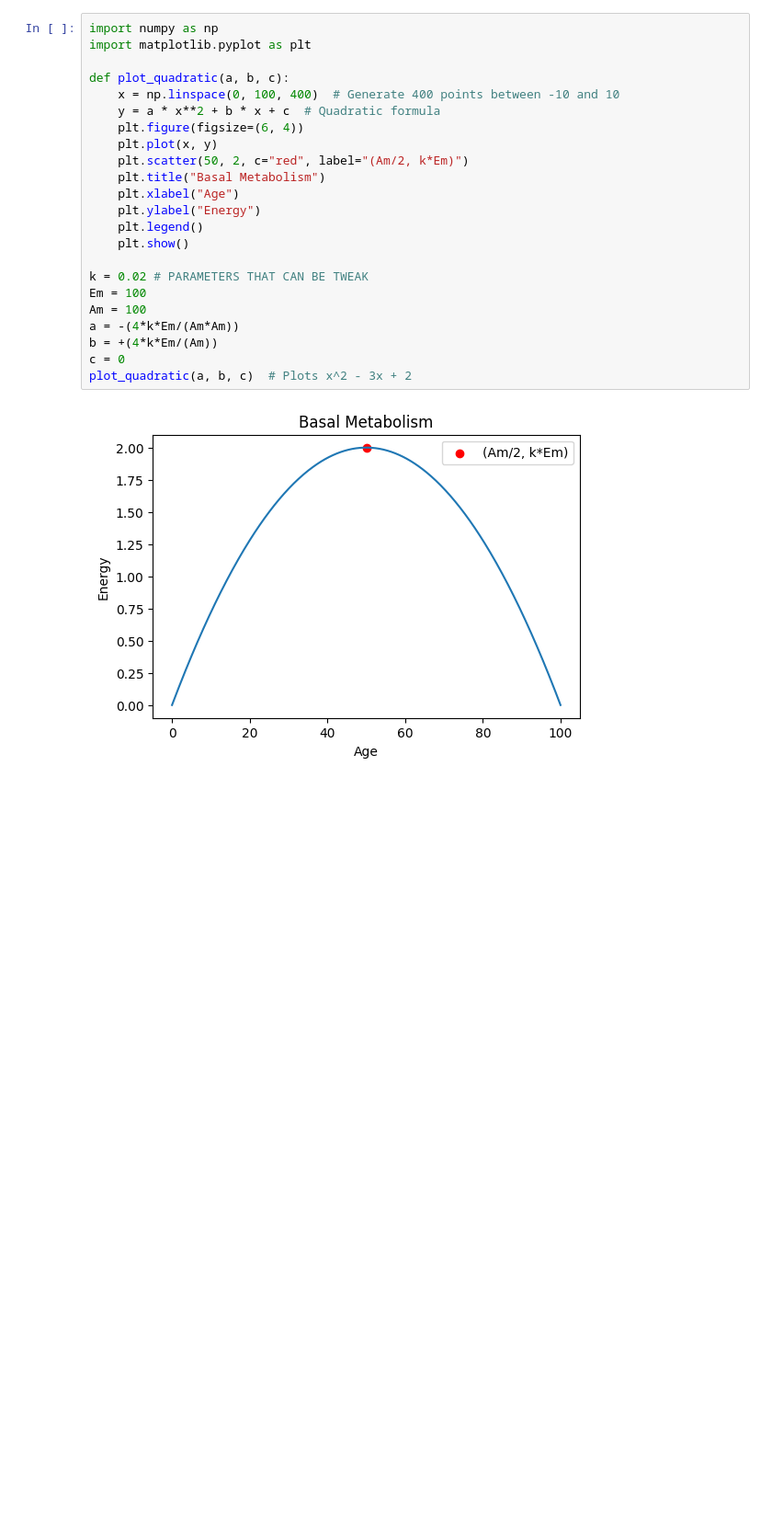
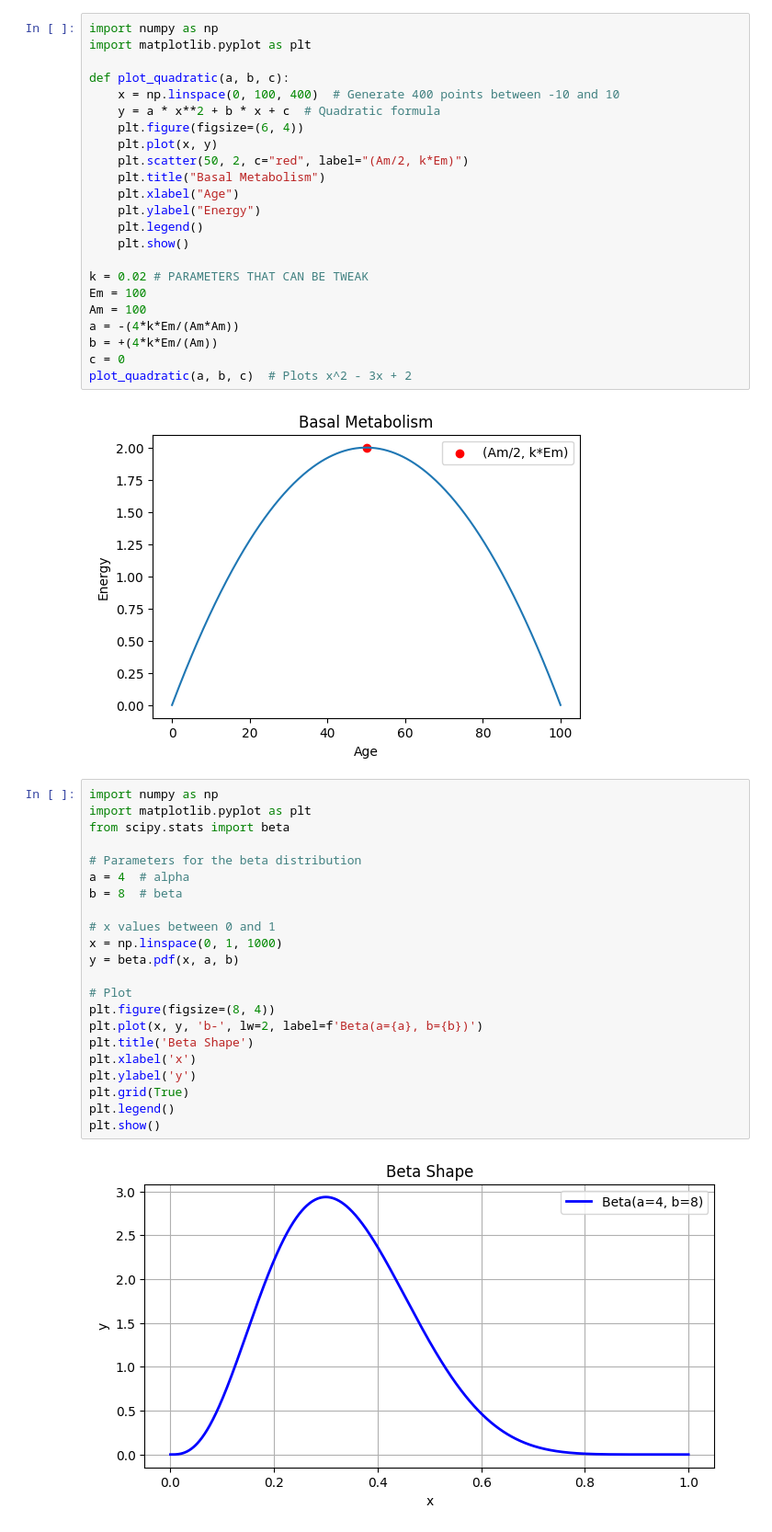
Before and after one commit to frekkoz3/TESI-LAUREA-TRIENNALE, a Jupyter notebook: PYTHON IMPLEMENTATION/SCREEN/4 Gaussian Visualization.ipynb, the cells around one changed output. Shown: that part at 92% size. Drawn from its saved outputs; the diff is of its cells as text; blank space fills up the shorter version.

```diff
--- a/PYTHON IMPLEMENTATION/SCREEN/4 Gaussian Visualization.ipynb
+++ b/PYTHON IMPLEMENTATION/SCREEN/4 Gaussian Visualization.ipynb
@@ -82,3 +82,27 @@ c = 0
 plot_quadratic(a, b, c)  # Plots x^2 - 3x + 2
 # %% [output]
 [figure]
+# %%
+import numpy as np
+import matplotlib.pyplot as plt
+from scipy.stats import beta
+
+# Parameters for the beta distribution
+a = 4  # alpha
+b = 8  # beta
+
+# x values between 0 and 1
+x = np.linspace(0, 1, 1000)
+y = beta.pdf(x, a, b)
+
+# Plot
+plt.figure(figsize=(8, 4))
+plt.plot(x, y, 'b-', lw=2, label=f'Beta(a={a}, b={b})')
+plt.title('Beta Shape')
+plt.xlabel('x')
+plt.ylabel('y')
+plt.grid(True)
+plt.legend()
+plt.show()
+# %% [output]
+[figure, added]
```
Also changed, not shown: parts of 1 cell of this notebook, 3 other files.
